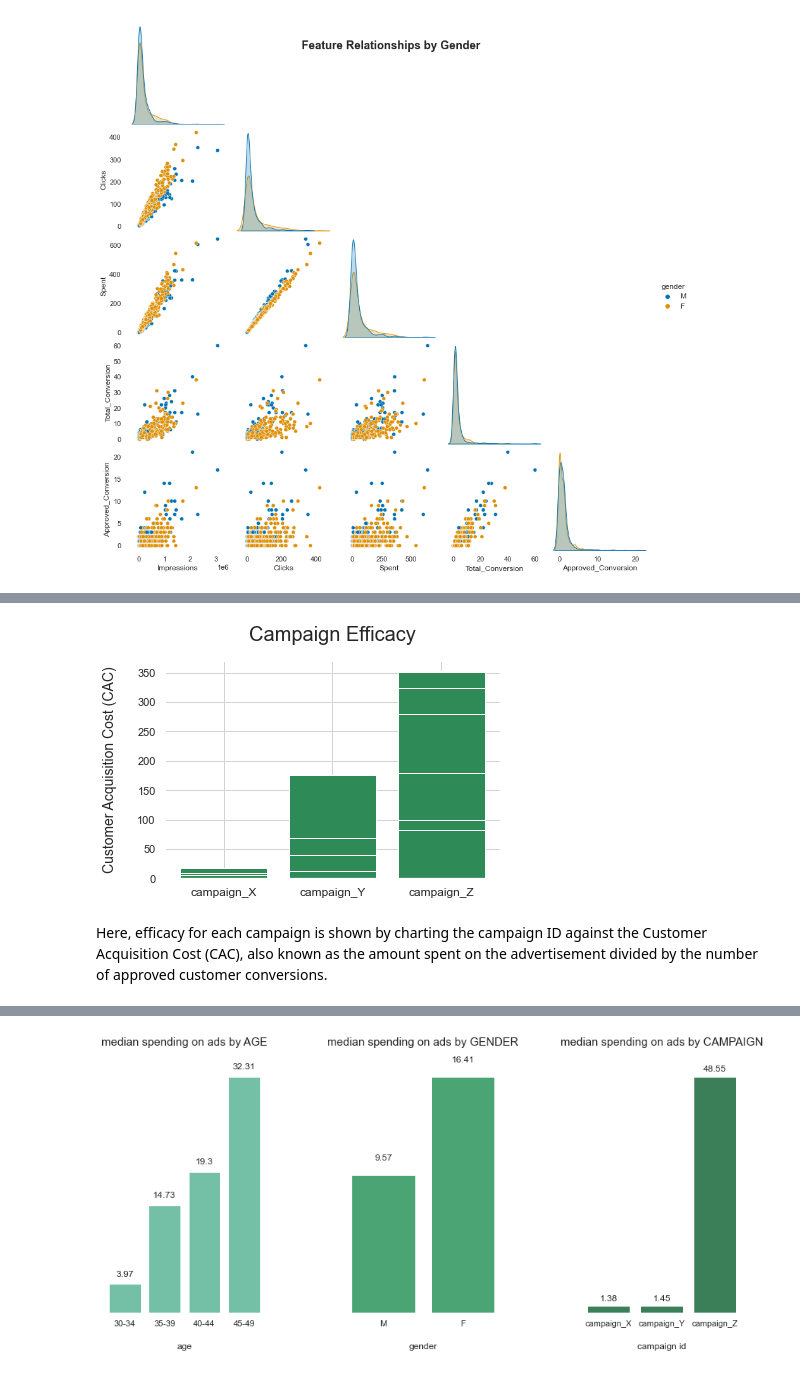
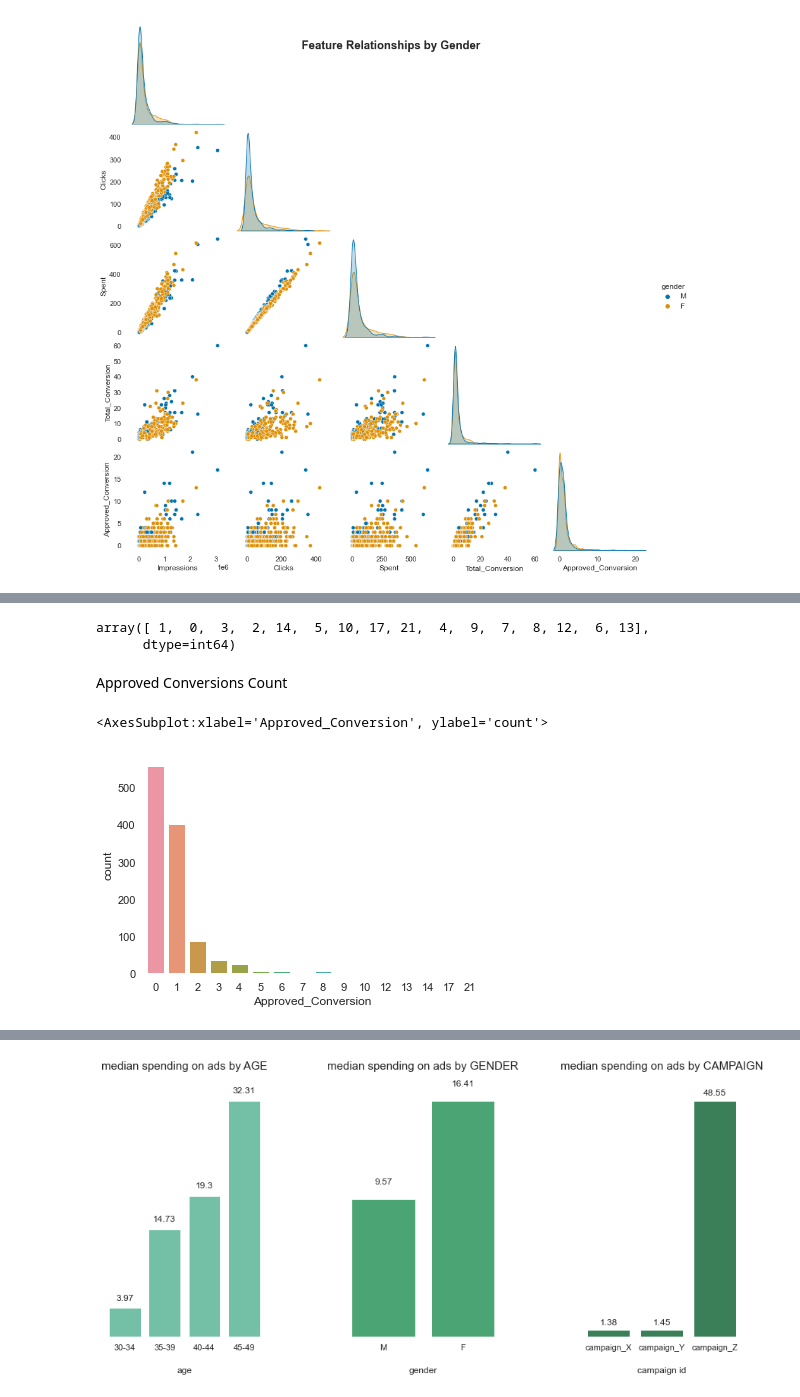
Before and after one commit to jaramiar/Sales-Conversion, a Jupyter notebook: KNN_Ad_Campaigns.ipynb, the cells around one changed output, grey strips where cells are left out. Saved outputs shown, nothing was run; the diff lists cells and outputs as text; code cells hidden in the pictures.

Commit message:
Add files via upload
better analysis of campaigns

```diff
--- a/KNN_Ad_Campaigns.ipynb
+++ b/KNN_Ad_Campaigns.ipynb
@@ -186,17 +184,16 @@ Campaign Z has the greatest presence in the dataset, so more information is avai
 # %%
 # Calculate customer acquisition cost and append to dataset
 data['cac'] = data['Spent']/data['Approved_Conversion']
-# %%
-# Plot a barchart for customer acquisition cost according to campaign
-plt.bar(data["xyz_campaign_id"], data['Spent']/data["Approved_Conversion"], color = 'seagreen')
-plt.ylabel("Approved_Conversion")
-plt.title("Campaign Efficacy", size = 20, pad = 20)
-plt.ylabel("Customer Acquisition Cost (CAC)",size = 14, labelpad = 20)
-plt.xlabel("",size = 14, labelpad = 20)
-plt.xticks(size = 12)
-plt.grid(color = 'lightgrey')
-plt.show()
-# %% [output]
-[figure, removed]
-# %% [markdown]
-Here, efficacy for each campaign is shown by charting the campaign ID against the Customer Acquisition Cost (CAC), also known as the amount spent on the advertisement divided by the number of approved customer conversions.
+# %%
+# Find unique number of approved conversions
+data['Approved_Conversion'].unique()
+# %% [output]
+array([ 1,  0,  3,  2, 14,  5, 10, 17, 21,  4,  9,  7,  8, 12,  6, 13],
+      dtype=int64)
+# %% [markdown]
+Approved Conversions Count
+# %%
+sns.countplot(x ='Approved_Conversion', data = data)
+# %% [output]
+<AxesSubplot:xlabel='Approved_Conversion', ylabel='count'>
+[figure, added]
```
Also changed, not shown: parts of 17 cells of this notebook.
